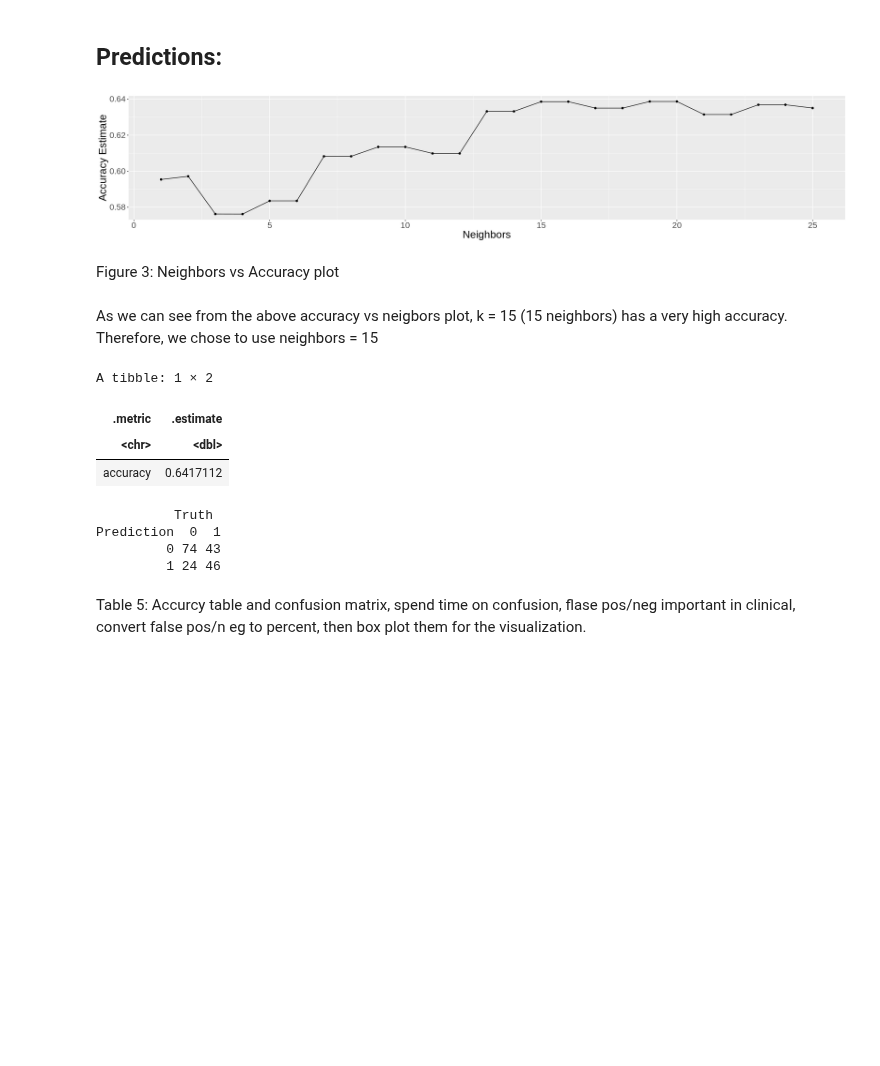
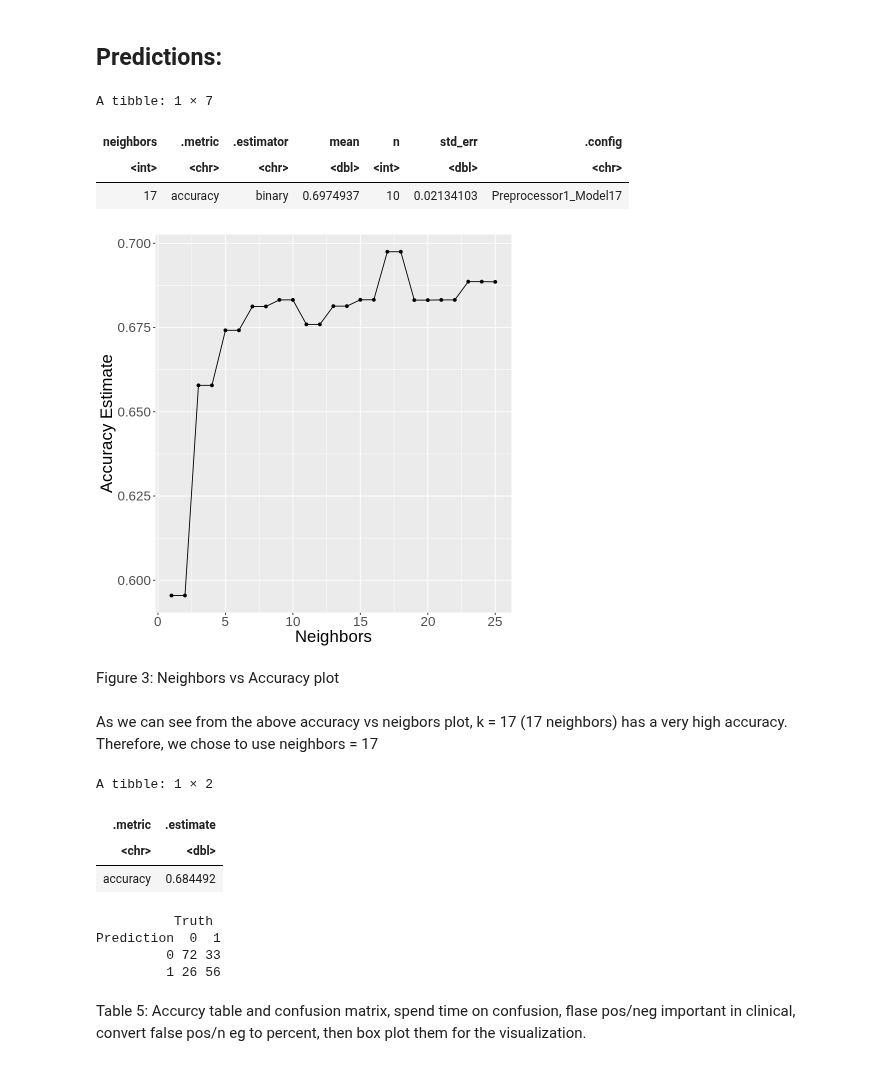
Before and after one commit to josephsoo/dsci_100_group_12, a Jupyter notebook: Project report.ipynb, the cells around one changed output. Saved outputs shown, nothing was run; the diff lists cells and outputs as text; code cells hidden in the pictures; blank space fills up the shorter version.

Commit message:
updated prediction model

```diff
--- a/Project report.ipynb
+++ b/Project report.ipynb
@@ -345,42 +345,53 @@ set.seed(3456)
 heart_vfold <- vfold_cv(heart_train, v = 10, strata = HeartDisease)
 
 ##(3)##
-heart_recipe <- recipe(HeartDisease ~ Cholesterol + RestingBP + Age, data = heart_train) |>
+heart_recipe <- recipe(HeartDisease ~ Cholesterol + MaxHR + Age, data = heart_train) |>
   step_scale(all_predictors()) |>
   step_center(all_predictors())
 
 ##(4)##
 knn_spec <- nearest_neighbor(weight_func = "rectangular", neighbors = tune()) |>
   set_engine("kknn") |>
   set_mode("classification")
 
 gridvals <- tibble(neighbors = seq(1, 25))
 
 
 knn_results <- workflow() |>
   add_recipe(heart_recipe) |>
   add_model(knn_spec) |>
   tune_grid(resamples = heart_vfold, grid = gridvals) |>
   collect_metrics() |>
   filter(.metric == "accuracy")
 
 # Plotting k values against their respective accuracies and choose optimal k value
 cross_val_plot <- knn_results |>
     ggplot(aes(x = neighbors, y = mean)) +
     geom_point() +
     geom_line() +
     labs(x = "Neighbors", y = "Accuracy Estimate") +
     theme(text = element_text(size = 20))
 
+max <- knn_results |>
+   arrange(desc(mean)) |>
+   slice(1)
+
+max
+
+
 cross_val_plot
 # %% [output]
+A tibble: 1 × 7
+| neighbors | .metric | .estimator | mean | n | std_err | .config |
+| <int> | <chr> | <chr> | <dbl> | <int> | <dbl> | <chr> |
+| 17 | accuracy | binary | 0.6974937 | 10 | 0.02134103 | Preprocessor1_Model17 |
-[figure, old version]
+[figure, new version]
 # %% [markdown]
 Figure 3: Neighbors vs Accuracy plot
 # %% [markdown]
-As we can see from the above accuracy vs neigbors plot, k = 15 (15 neighbors) has a very high accuracy. Therefore, we chose to use neighbors = 15
+As we can see from the above accuracy vs neigbors plot, k = 17 (17 neighbors) has a very high accuracy. Therefore, we chose to use neighbors = 17
 # %%
-knn_best_spec <- nearest_neighbor(weight_func = "rectangular", neighbors = 15) |>
+knn_best_spec <- nearest_neighbor(weight_func = "rectangular", neighbors = 17) |>
   set_engine("kknn") |>
   set_mode("classification")
 
@@ -409,11 +420,11 @@ heart_cm
 A tibble: 1 × 2
 | .metric | .estimate |
 | <chr> | <dbl> |
-| accuracy | 0.6417112 |
+| accuracy | 0.684492 |
           Truth
 Prediction  0  1
-         0 74 43
-         1 24 46
+         0 72 33
+         1 26 56
 # %% [markdown]
 Table 5: Accurcy table and confusion matrix, spend time on confusion, flase pos/neg important in clinical, convert false pos/n eg to percent, then box plot them for the visualization.
 # %% [markdown]
```
